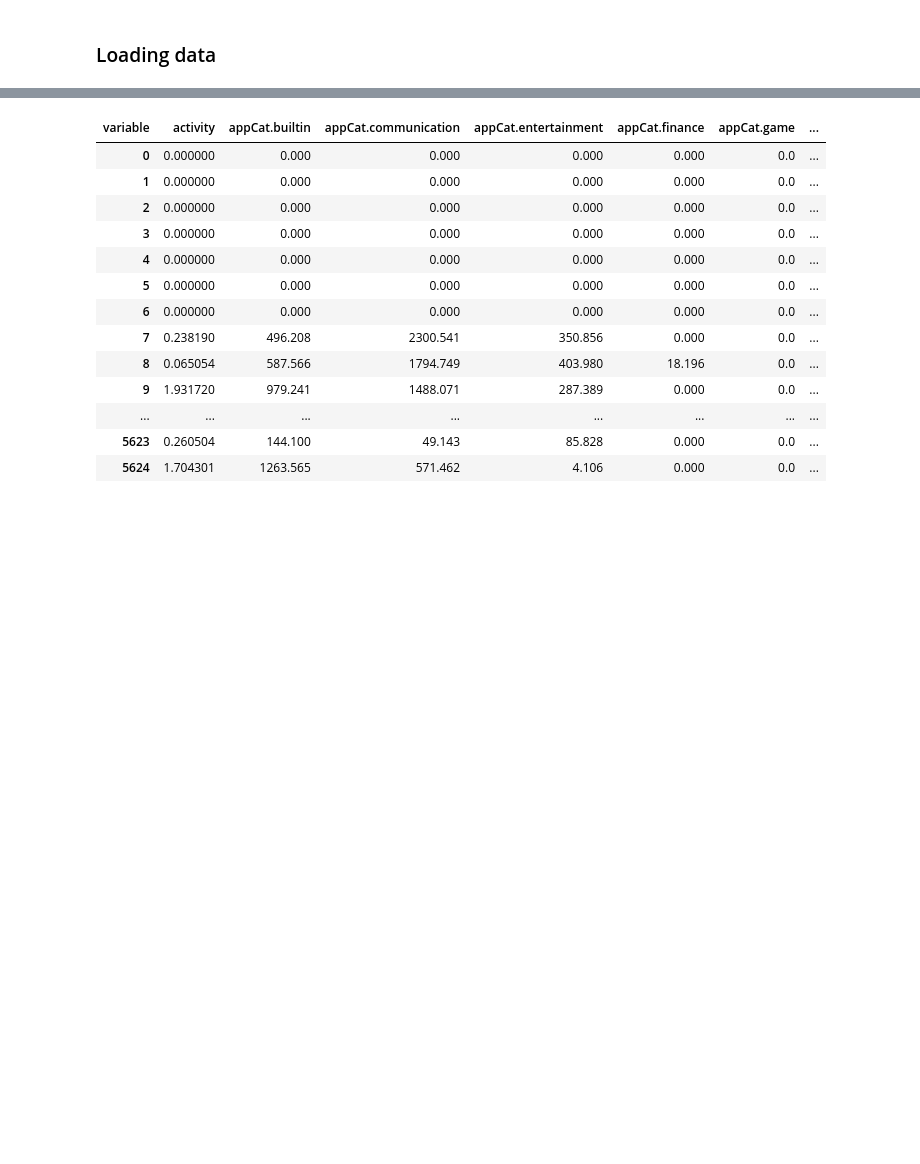
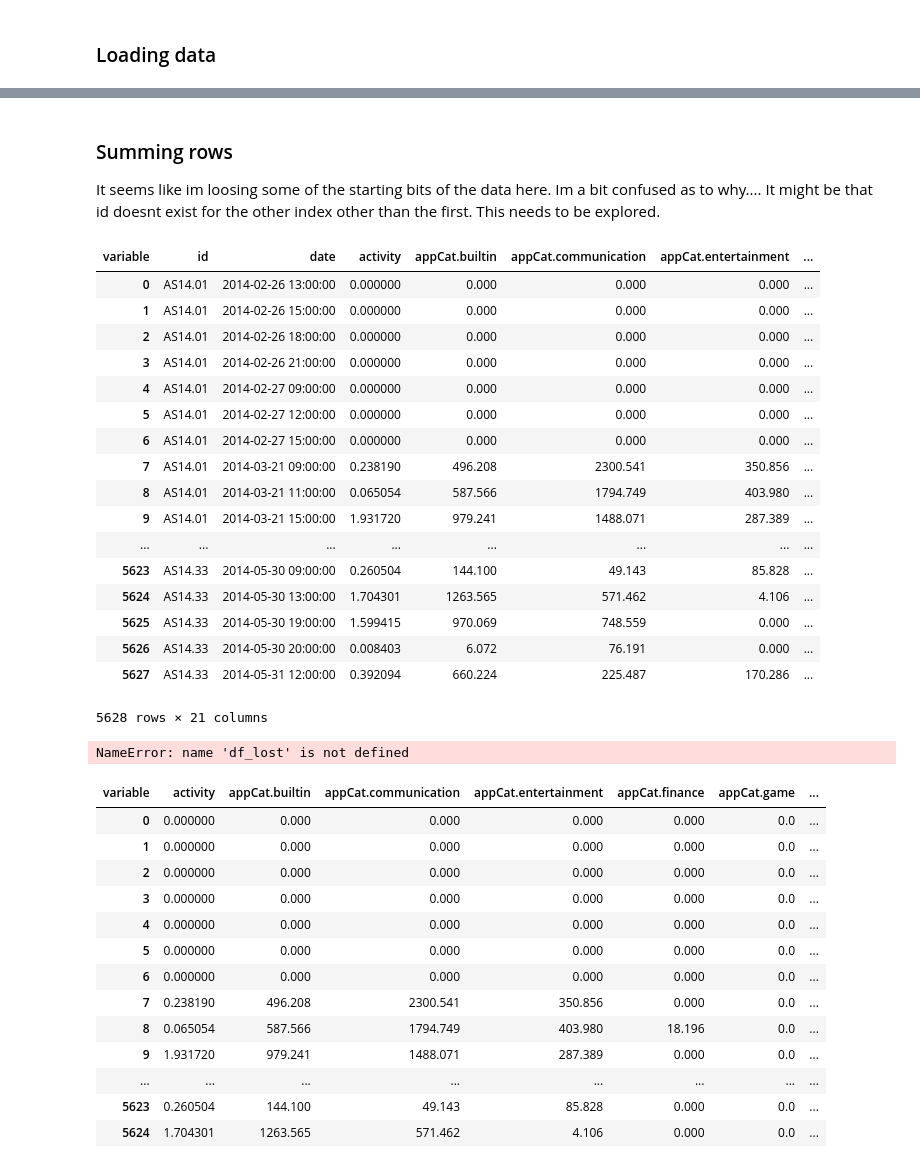
Before and after one commit to jelrae/dataMineAss1, a Jupyter notebook: DMT1-Jordan_Work.ipynb, the cells around one changed output, grey strips where cells are left out. Drawn from its saved outputs; the diff is of its cells as text; code cells hidden in the pictures; blank space fills up the shorter version.

```diff
--- a/DMT1-Jordan_Work.ipynb
+++ b/DMT1-Jordan_Work.ipynb
@@ -42 +42,68 @@ df = df.append(data3.iloc[26:50,:].sum(), ignore_index=True)
+# %% [markdown]
+### Summing rows
+
+It seems like im loosing some of the starting bits of the data here.  Im a  bit confused as to why.... It might be that id doesnt exist for the other index other than the first.  This needs to be explored.
+# %%
+#Make copy of data
+data3 = copy.deepcopy(data2)
+
+#Setup new frame
+df = pd.DataFrame(columns=data3.columns)
+
+df.insert(0,'date', "")
+df.insert(0,'id', "")
+df_lost = copy.deepcopy(df)
+
+prev_id = data3.index[0][0]
+i_prev = 0
+ave_list = ['circumplex.arousal', 'mood', 'circumplex.valence']
+
+tmp = []
+for i in range(0, len(data3)):
+    if data3.index[i][0] != prev_id:
+        for k in range(i_prev, i):
+            tmp.append(data3.index[i_prev][0])
+            tmp.append(data3.index[k][1])
+            for j in range(0, len(data3.columns)):
+                tmp.append(data3.iloc[k,j])
+            #print(len(tmp))
+            df_lost.loc[len(df_lost)] = tmp
+            tmp = []
+        i_prev = i
+        prev_id = data3.index[i][0]
+    if not pd.isnull(data3['mood'].iloc[i]):
+        tmp.append(data3.index[i_prev][0])
+        tmp.append(data3.index[i][1])
+        for j in range(0, len(data3.columns)):
+            if any(data3.columns[j] in s for s in ave_list):
+                tmp.append(data3.iloc[i_prev:i+1,j].mean())
+            else:
+                tmp.append(data3.iloc[i_prev:i+1,j].sum())
+        df.loc[len(df)] = tmp
+        tmp = []
+        i_prev = i+1
+df
+# %% [output]
+| variable | id | date | activity | appCat.builtin | appCat.communication | appCat.entertainment | ... |
+| 0 | AS14.01 | 2014-02-26 13:00:00 | 0.000000 | 0.000 | 0.000 | 0.000 | ... |
+| 1 | AS14.01 | 2014-02-26 15:00:00 | 0.000000 | 0.000 | 0.000 | 0.000 | ... |
+| 2 | AS14.01 | 2014-02-26 18:00:00 | 0.000000 | 0.000 | 0.000 | 0.000 | ... |
+| 3 | AS14.01 | 2014-02-26 21:00:00 | 0.000000 | 0.000 | 0.000 | 0.000 | ... |
+| 4 | AS14.01 | 2014-02-27 09:00:00 | 0.000000 | 0.000 | 0.000 | 0.000 | ... |
+| 5 | AS14.01 | 2014-02-27 12:00:00 | 0.000000 | 0.000 | 0.000 | 0.000 | ... |
+| 6 | AS14.01 | 2014-02-27 15:00:00 | 0.000000 | 0.000 | 0.000 | 0.000 | ... |
+| 7 | AS14.01 | 2014-03-21 09:00:00 | 0.238190 | 496.208 | 2300.541 | 350.856 | ... |
+| 8 | AS14.01 | 2014-03-21 11:00:00 | 0.065054 | 587.566 | 1794.749 | 403.980 | ... |
+| 9 | AS14.01 | 2014-03-21 15:00:00 | 1.931720 | 979.241 | 1488.071 | 287.389 | ... |
+| ... | ... | ... | ... | ... | ... | ... | ... |
+| 5623 | AS14.33 | 2014-05-30 09:00:00 | 0.260504 | 144.100 | 49.143 | 85.828 | ... |
+| 5624 | AS14.33 | 2014-05-30 13:00:00 | 1.704301 | 1263.565 | 571.462 | 4.106 | ... |
+| 5625 | AS14.33 | 2014-05-30 19:00:00 | 1.599415 | 970.069 | 748.559 | 0.000 | ... |
+| 5626 | AS14.33 | 2014-05-30 20:00:00 | 0.008403 | 6.072 | 76.191 | 0.000 | ... |
+| 5627 | AS14.33 | 2014-05-31 12:00:00 | 0.392094 | 660.224 | 225.487 | 170.286 | ... |
+5628 rows × 21 columns
+# %%
+df_lost[df_lost['id'] == 'AS14.01']
+# %% [output]
+NameError: name 'df_lost' is not defined
 # %%
```
Also changed, not shown: parts of 10 cells of this notebook, 3 other files.
